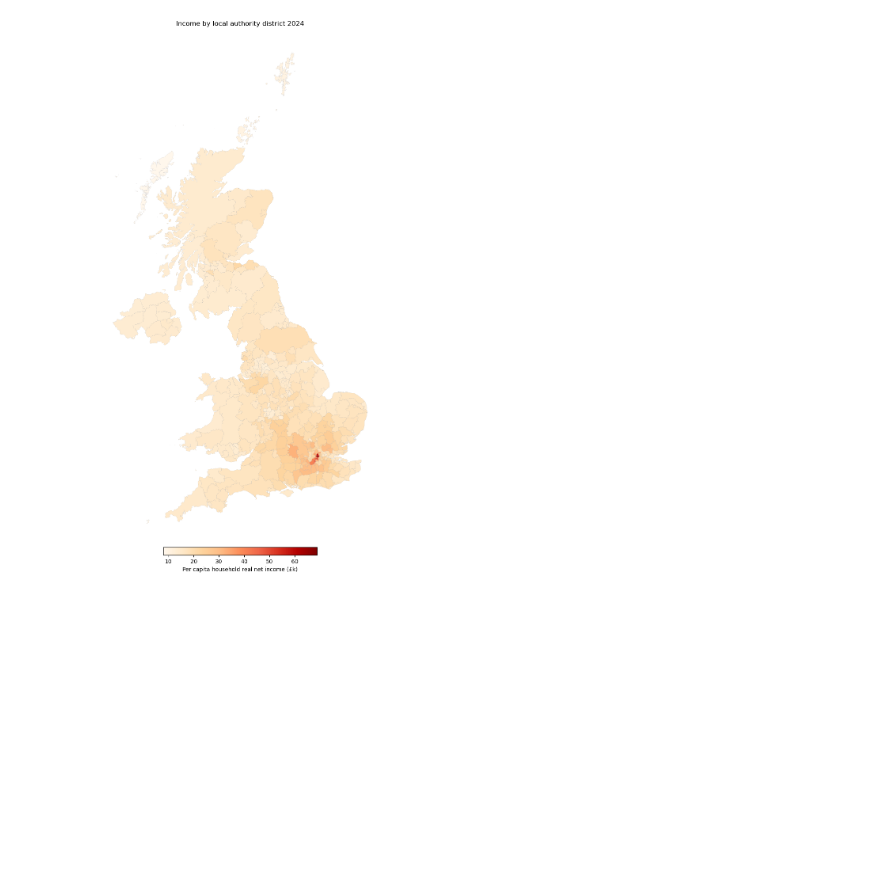
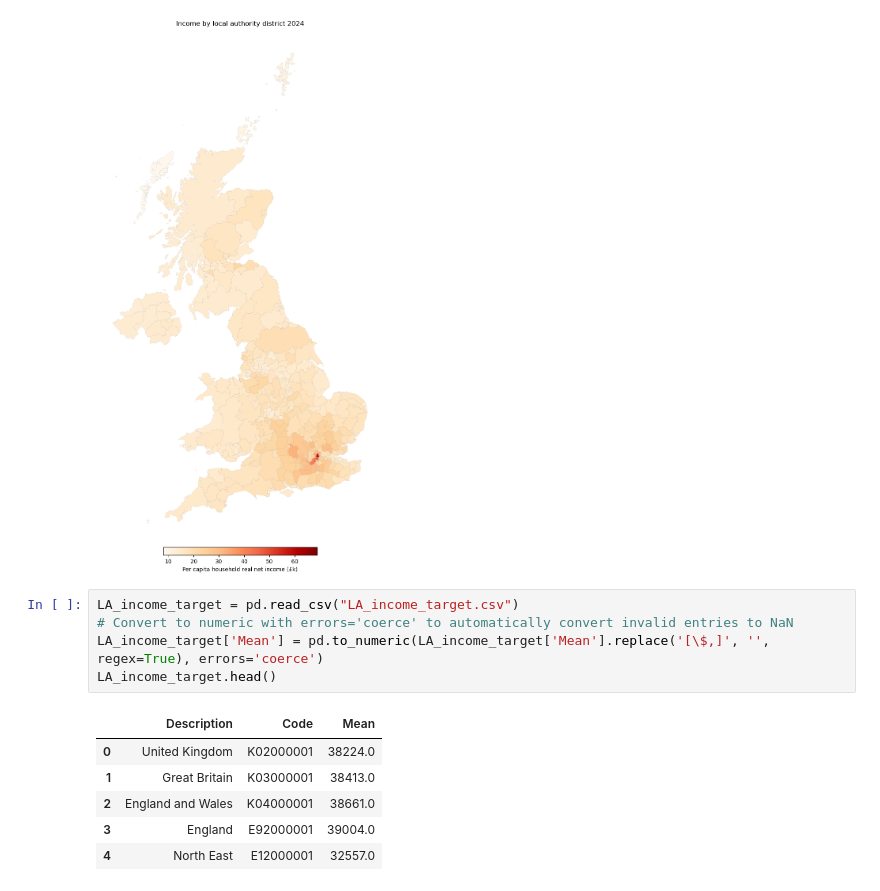
Before and after one commit to PolicyEngine/uk-local-area-calibration, a Jupyter notebook: local_authority/Local_Authority_example.ipynb, the cells around one changed output. Drawn from its saved outputs; the diff is of its cells as text; blank space fills up the shorter version.

```diff
--- a/local_authority/Local_Authority_example.ipynb
+++ b/local_authority/Local_Authority_example.ipynb
@@ -105,3 +105,15 @@ else:
     print("No shapefile (.shp) found in the ZIP archive.")
 # %% [output]
 [figure]
+# %%
+LA_income_target = pd.read_csv("LA_income_target.csv")
+# Convert to numeric with errors='coerce' to automatically convert invalid entries to NaN
+LA_income_target['Mean'] = pd.to_numeric(LA_income_target['Mean'].replace('[\$,]', '', regex=True), errors='coerce')
+LA_income_target.head()
+# %% [output]
+|  | Description | Code | Mean |
+| 0 | United Kingdom | K02000001 | 38224.0 |
+| 1 | Great Britain | K03000001 | 38413.0 |
+| 2 | England and Wales | K04000001 | 38661.0 |
+| 3 | England | E92000001 | 39004.0 |
+| 4 | North East | E12000001 | 32557.0 |
```
Also changed, not shown: parts of 2 cells of this notebook, 1 other file.
